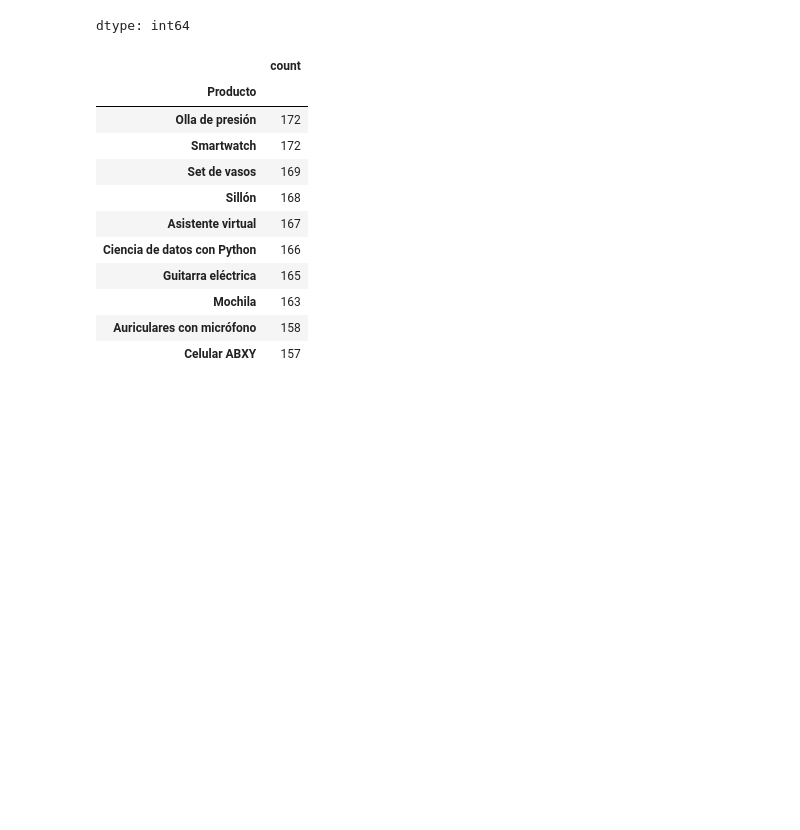
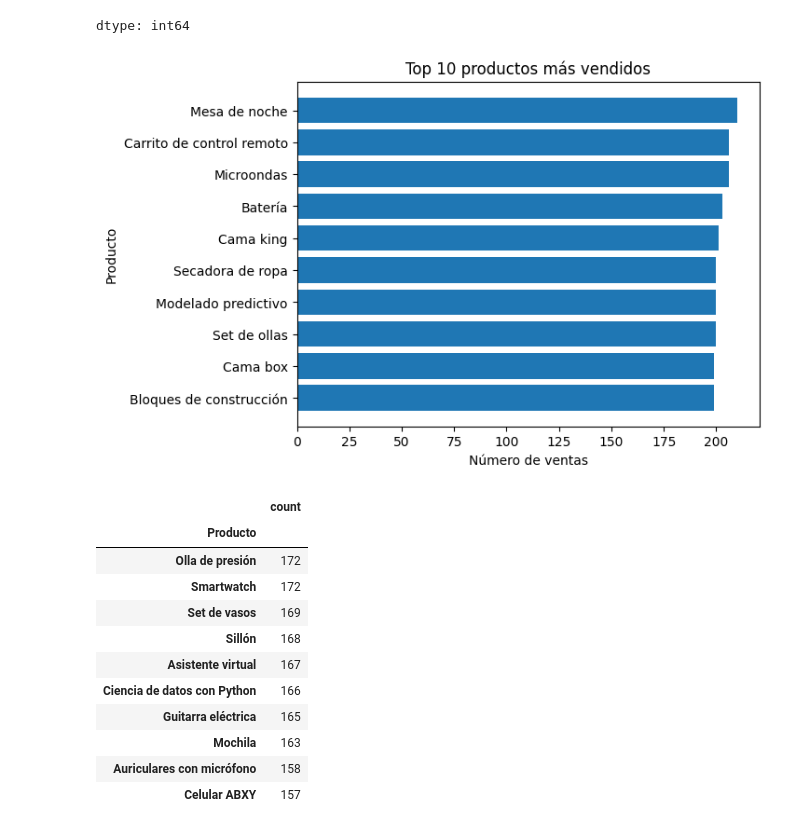
Before and after one commit to EmilioSaulG/proyecto_alura_store, a Jupyter notebook: proyecto_alura_store.ipynb, the cells around one changed output. Saved outputs shown, nothing was run; the diff lists cells and outputs as text; code cells hidden in the pictures; blank space fills up the shorter version.

```diff
--- a/proyecto_alura_store.ipynb
+++ b/proyecto_alura_store.ipynb
@@ -157,7 +195,8 @@ dtype: float64
 ## **4. Productos más y menos vendidos**
 # %%
 #Porductos mas vendidos
-df['Producto'].value_counts().head(10)
+top_productos = df['Producto'].value_counts().head(10)
+top_productos
 # %% [output]
 |  | count |
 | Producto |  |
@@ -172,5 +211,16 @@ df['Producto'].value_counts().head(10)
 | Cama box | 199 |
 | Bloques de construcción | 199 |
 dtype: int64
+# %%
+#Generamos gráfico de los productos mas vendidos
+plt.figure()
+plt.barh(top_productos.index, top_productos.values)
+plt.title('Top 10 productos más vendidos')
+plt.xlabel('Número de ventas')
+plt.ylabel('Producto')
+plt.gca().invert_yaxis()
+plt.show()
+# %% [output]
+[figure, added]
 # %%
 #Productos menos vendidos
```
Also changed, not shown: parts of 9 cells of this notebook.
